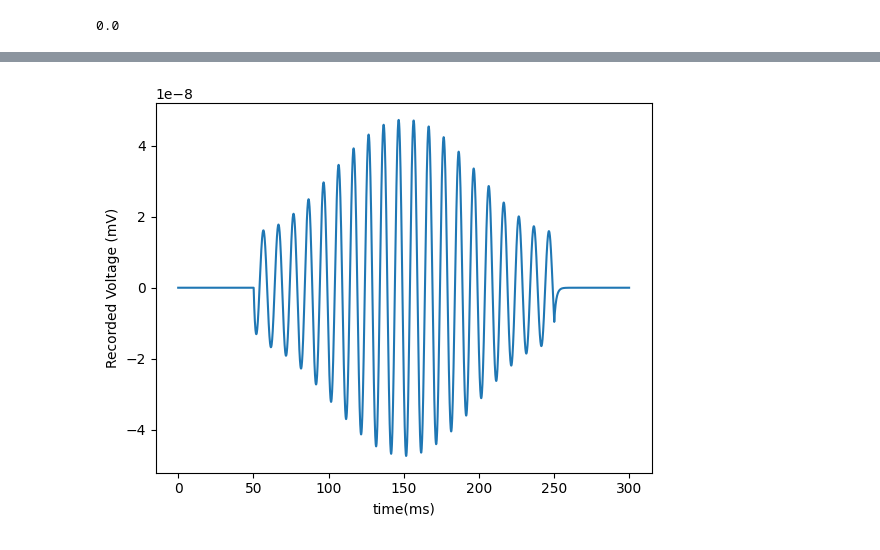
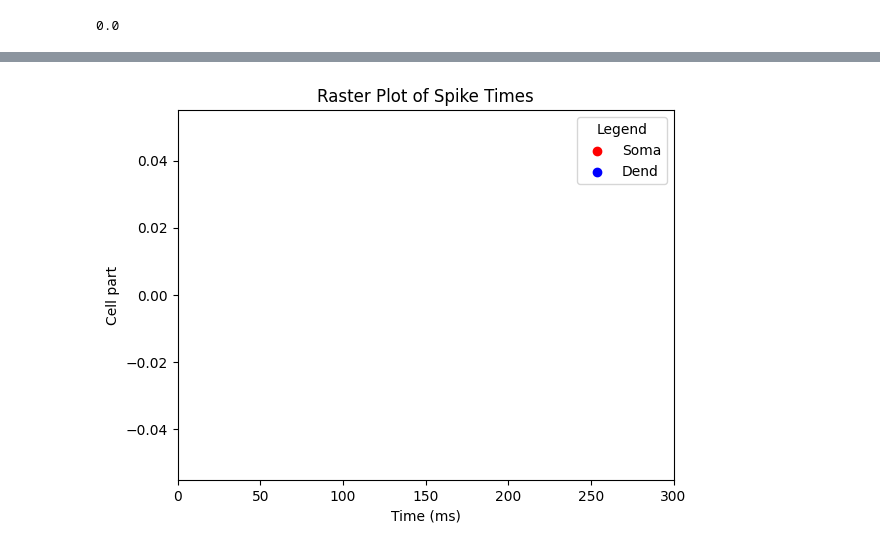
Before and after one commit to pedrofurrix/HH_simple, a Jupyter notebook: Test_ec.ipynb, the cells around one changed output, grey strips where cells are left out. Cells and saved outputs as stored; diff of their text form; code cells hidden in the pictures.

```diff
--- a/Test_ec.ipynb
+++ b/Test_ec.ipynb
@@ -276,9 +293,23 @@ Vector[5]
 [figure]
-# %%
-plt.Figure()
-plt.plot(t,vrec)
-plt.xlabel("time(ms)")
-plt.ylabel("Recorded Voltage (mV)")
-plt.show()
-# %% [output]
-[figure, removed]
+# %%
+from functions.savedata import savespikes
+AP_soma=cell.recAp_soma.to_python()
+AP_dend=cell.recAp_dend.to_python()
+spikes=[AP_soma,AP_dend]
+
+savespikes(folder,run_id,spikes)
+# %%
+fig, ax = plt.subplots()
+
+ax.scatter(AP_soma, [1] * len(AP_soma), color='red', label='Soma')
+ax.scatter(AP_dend, [2] * len(AP_dend), color='blue', label='Dend')
+ax.set_xlim(0,simtime)
+ax.set_xlabel("Time (ms)")
+ax.set_ylabel("Cell part")
+ax.set_title("Raster Plot of Spike Times")
+ax.legend(title="Legend")
+plt.show()
+title1="SpikeTimes"
+saveplot(folder,title1,fig)
+# %% [output]
+[figure, added]
```
Also changed, not shown: parts of 15 cells of this notebook, 2 other files.
